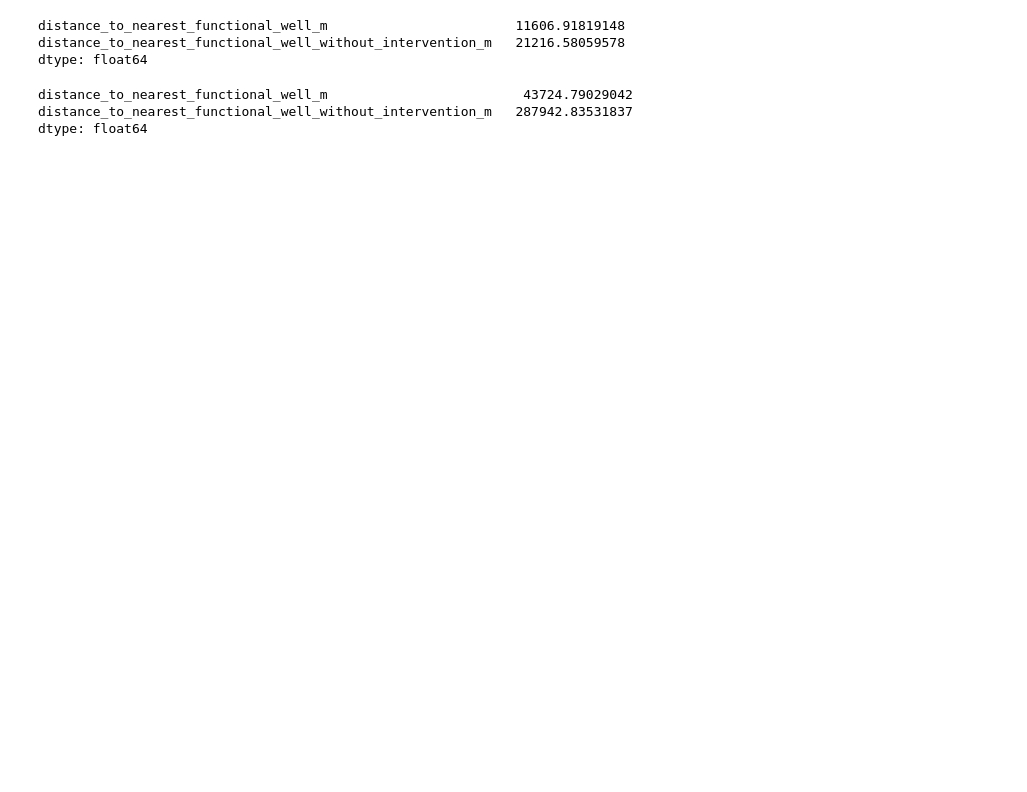
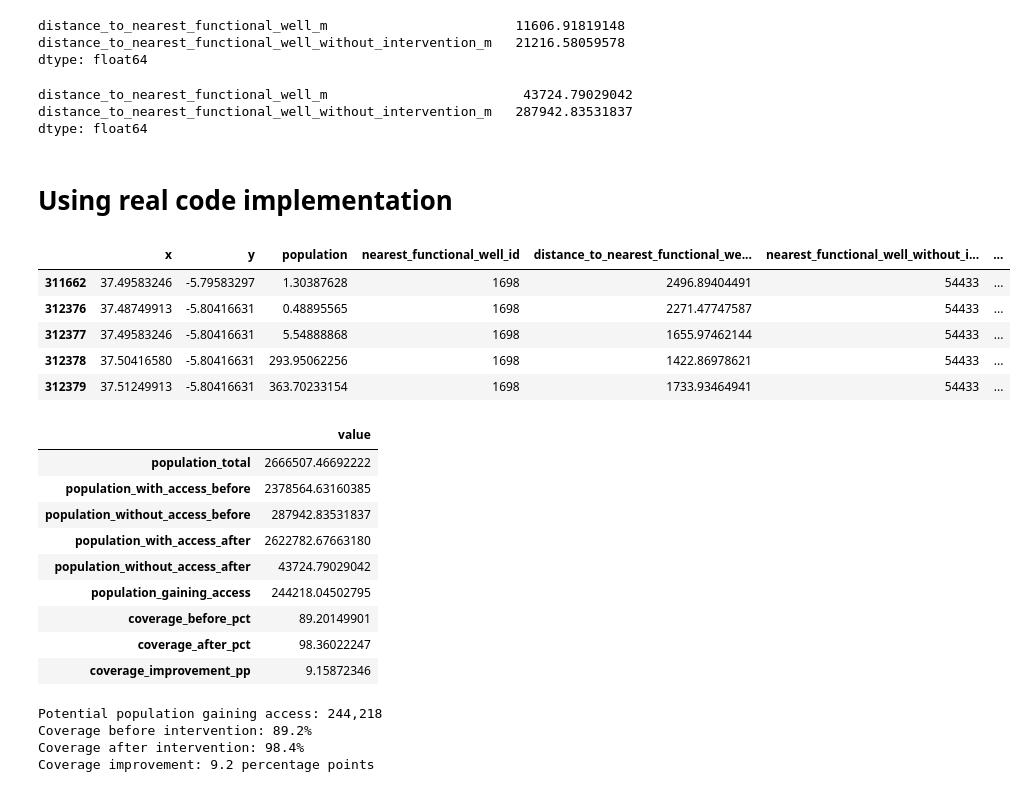
Before and after one commit to koffiekasper/Tanzania-Waterpump-Case, a Jupyter notebook: notebooks/geo_pop_experimentation.ipynb, the cells around one changed output. Drawn from its saved outputs; the diff is of its cells as text; code cells hidden in the pictures; blank space fills up the shorter version.

```diff
--- a/notebooks/geo_pop_experimentation.ipynb
+++ b/notebooks/geo_pop_experimentation.ipynb
@@ -865,3 +867,55 @@ pop_no_access.apply(
 distance_to_nearest_functional_well_m                         43724.79029042
 distance_to_nearest_functional_well_without_intervention_m   287942.83531837
 dtype: float64
+# %% [markdown]
+# Using real code implementation
+# %%
+import pandas as pd
+from IPython.display import display
+from water_wells.kpi_metrics import build_population_access_df, calculate_access_kpis
+
+# Inputs from the TIFF-loading and holdout-prediction cells above.
+nearby_radius_m = 2_500
+access_distance_m = 2_500
+
+filtered_population_df = build_population_access_df(
+    population_df=population_df,
+    holdout_results_df=holdout_results_df,
+    population_crs=pop_tanzania.crs,
+    nearby_radius_m=nearby_radius_m,
+)
+# Coordinates, population, nearest well IDs, and distances before/after intervention.
+display(filtered_population_df.head())
+
+access_kpis = calculate_access_kpis(
+    filtered_population_df,
+    access_distance_m=access_distance_m,
+)
+access_kpis_df = pd.Series(access_kpis, name="value").to_frame()
+display(access_kpis_df)
+
+print(f"Potential population gaining access: {access_kpis['population_gaining_access']:,.0f}")
+print(f"Coverage before intervention: {access_kpis['coverage_before_pct']:.1f}%")
+print(f"Coverage after intervention: {access_kpis['coverage_after_pct']:.1f}%")
+print(f"Coverage improvement: {access_kpis['coverage_improvement_pp']:.1f} percentage points")
+# %% [output]
+|  | x | y | population | nearest_functional_well_id | distance_to_nearest_functional_we... | nearest_functional_well_without_i... | ... |
+| 311662 | 37.49583246 | -5.79583297 | 1.30387628 | 1698 | 2496.89404491 | 54433 | ... |
+| 312376 | 37.48749913 | -5.80416631 | 0.48895565 | 1698 | 2271.47747587 | 54433 | ... |
+| 312377 | 37.49583246 | -5.80416631 | 5.54888868 | 1698 | 1655.97462144 | 54433 | ... |
+| 312378 | 37.50416580 | -5.80416631 | 293.95062256 | 1698 | 1422.86978621 | 54433 | ... |
+| 312379 | 37.51249913 | -5.80416631 | 363.70233154 | 1698 | 1733.93464941 | 54433 | ... |
+|  | value |
+| population_total | 2666507.46692222 |
+| population_with_access_before | 2378564.63160385 |
+| population_without_access_before | 287942.83531837 |
+| population_with_access_after | 2622782.67663180 |
+| population_without_access_after | 43724.79029042 |
+| population_gaining_access | 244218.04502795 |
+| coverage_before_pct | 89.20149901 |
+| coverage_after_pct | 98.36022247 |
+| coverage_improvement_pp | 9.15872346 |
+Potential population gaining access: 244,218
+Coverage before intervention: 89.2%
+Coverage after intervention: 98.4%
+Coverage improvement: 9.2 percentage points
```
Also changed, not shown: parts of 2 cells of this notebook, 3 other files.
